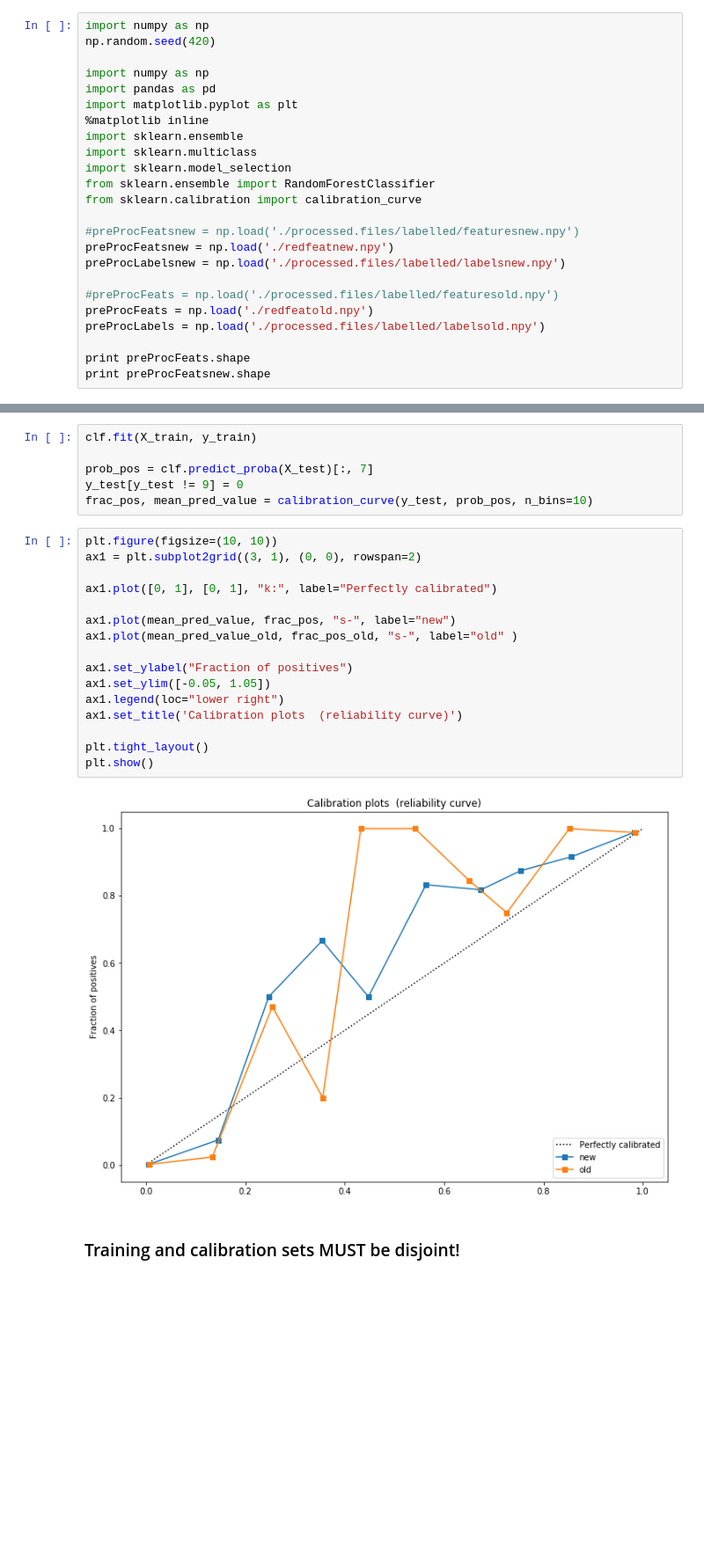
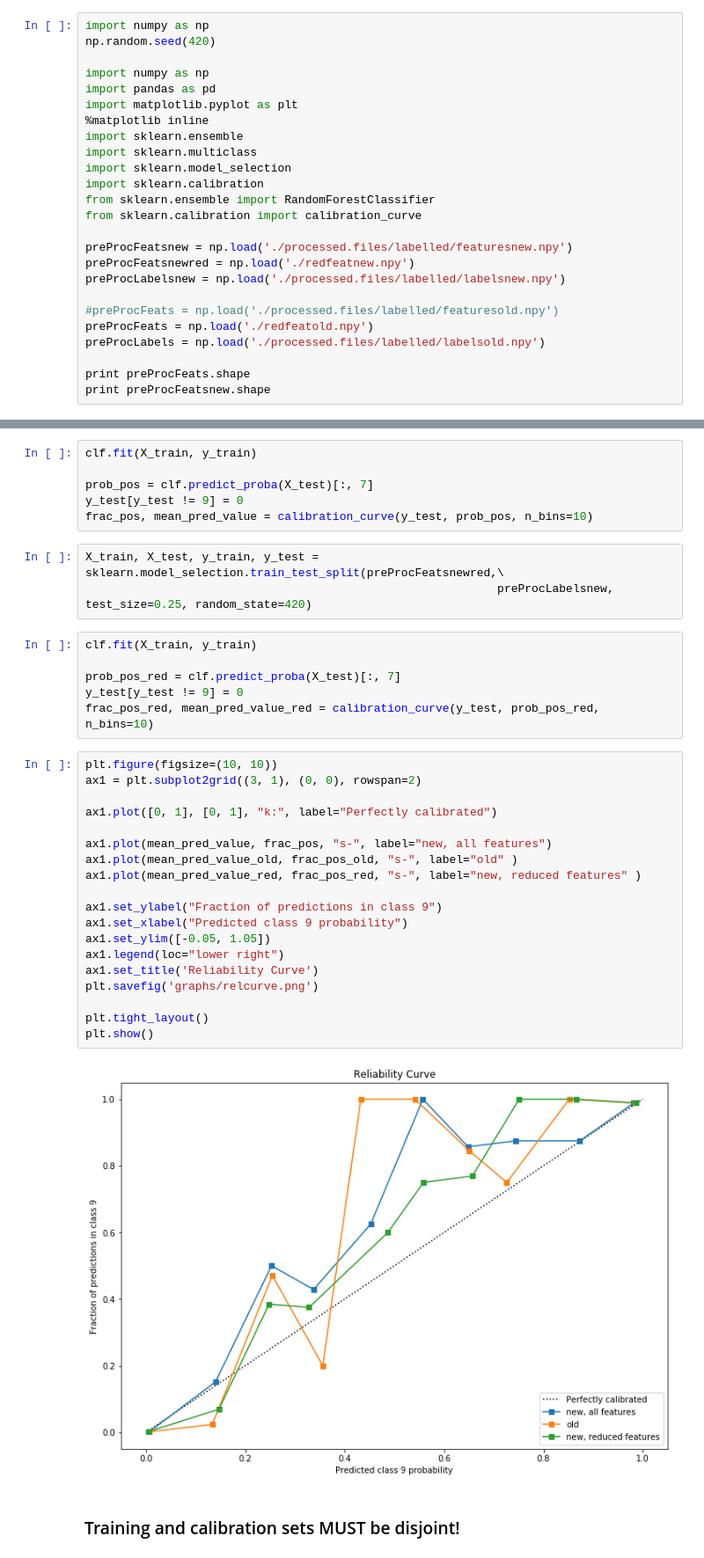
Before and after one commit to inigoval/pulseClassifier, a Jupyter notebook: notebooks/classifier-calibration.ipynb, the cells around one changed output, grey strips where cells are left out. Shown at 88% size. Cells and saved outputs as stored; diff of their text form; blank space fills up the shorter version.

```diff
--- a/notebooks/classifier-calibration.ipynb
+++ b/notebooks/classifier-calibration.ipynb
@@ -9,11 +9,12 @@ import matplotlib.pyplot as plt
 import sklearn.ensemble
 import sklearn.multiclass
 import sklearn.model_selection
+import sklearn.calibration
 from sklearn.ensemble import RandomForestClassifier
 from sklearn.calibration import calibration_curve
 
-#preProcFeatsnew = np.load('./processed.files/labelled/featuresnew.npy')
-preProcFeatsnew = np.load('./redfeatnew.npy')
+preProcFeatsnew = np.load('./processed.files/labelled/featuresnew.npy')
+preProcFeatsnewred = np.load('./redfeatnew.npy')
 preProcLabelsnew = np.load('./processed.files/labelled/labelsnew.npy')
 
 #preProcFeats = np.load('./processed.files/labelled/featuresold.npy')
@@ -63,24 +58,36 @@ clf.fit(X_train, y_train)
 prob_pos = clf.predict_proba(X_test)[:, 7]
 y_test[y_test != 9] = 0
 frac_pos, mean_pred_value = calibration_curve(y_test, prob_pos, n_bins=10)
+# %%
+X_train, X_test, y_train, y_test = sklearn.model_selection.train_test_split(preProcFeatsnewred,\
+                                                            preProcLabelsnew, test_size=0.25, random_state=420)
+# %%
+clf.fit(X_train, y_train)
+
+prob_pos_red = clf.predict_proba(X_test)[:, 7]
+y_test[y_test != 9] = 0
+frac_pos_red, mean_pred_value_red = calibration_curve(y_test, prob_pos_red, n_bins=10)
 # %%
 plt.figure(figsize=(10, 10))
 ax1 = plt.subplot2grid((3, 1), (0, 0), rowspan=2)
 
 ax1.plot([0, 1], [0, 1], "k:", label="Perfectly calibrated")
 
-ax1.plot(mean_pred_value, frac_pos, "s-", label="new")
+ax1.plot(mean_pred_value, frac_pos, "s-", label="new, all features")
 ax1.plot(mean_pred_value_old, frac_pos_old, "s-", label="old" )
+ax1.plot(mean_pred_value_red, frac_pos_red, "s-", label="new, reduced features" )
 
-ax1.set_ylabel("Fraction of positives")
+ax1.set_ylabel("Fraction of predictions in class 9")
+ax1.set_xlabel("Predicted class 9 probability")
 ax1.set_ylim([-0.05, 1.05])
 ax1.legend(loc="lower right")
-ax1.set_title('Calibration plots  (reliability curve)')
+ax1.set_title('Reliability Curve')
+plt.savefig('graphs/relcurve.png')
 
 plt.tight_layout()
 plt.show()
 # %% [output]
-[figure, old version]
+[figure, new version]
 # %% [markdown]
 ### Training and calibration sets MUST be disjoint!
 # %%
```
Also changed, not shown: parts of 8 cells of this notebook, 15 other files.
